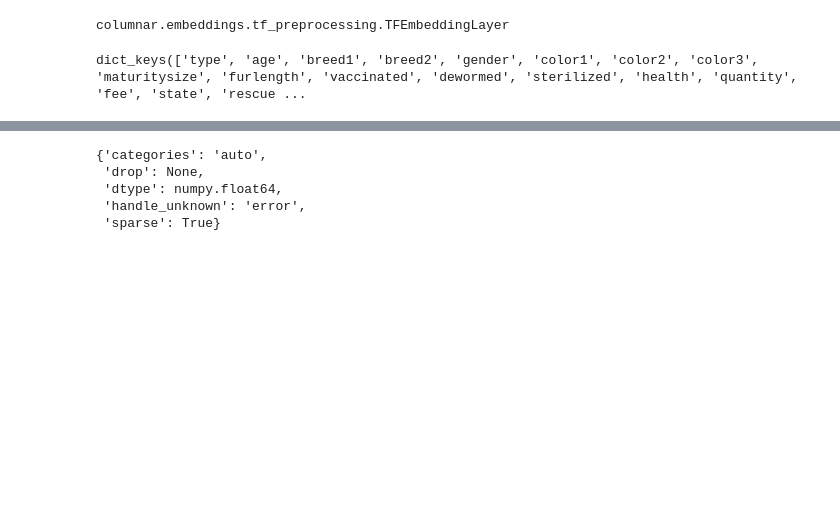
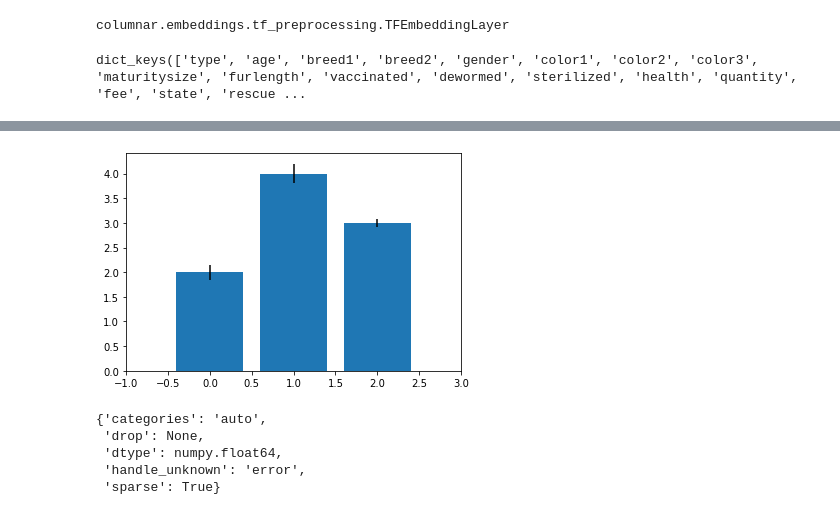
Before and after one commit to spayot/mte-plus, a Jupyter notebook: notebooks/tf_embeddings.ipynb, the cells around one changed output, grey strips where cells are left out. Drawn from its saved outputs; the diff is of its cells as text; code cells hidden in the pictures; blank space fills up the shorter version.

```diff
--- a/notebooks/tf_embeddings.ipynb
+++ b/notebooks/tf_embeddings.ipynb
@@ -134,3 +154,13 @@ Length: 14993, dtype: float64
+# %%
+import matplotlib.pyplot as plt
+data = np.array([[0,2,.3], [1,4,.4], [2,3,.15]])
+plt.figure()
+yerr_ = np.tile(data[:,2]/2, (2,1))
+plt.bar(data[:,0], data[:,1], yerr=yerr_)
+plt.xlim([-1,3])
+plt.show()
+# %% [output]
+[figure, added]
 # %%
 # test behavior of
 col.FeatureSelection()
```
Also changed, not shown: parts of 9 cells of this notebook, 11 other files.
